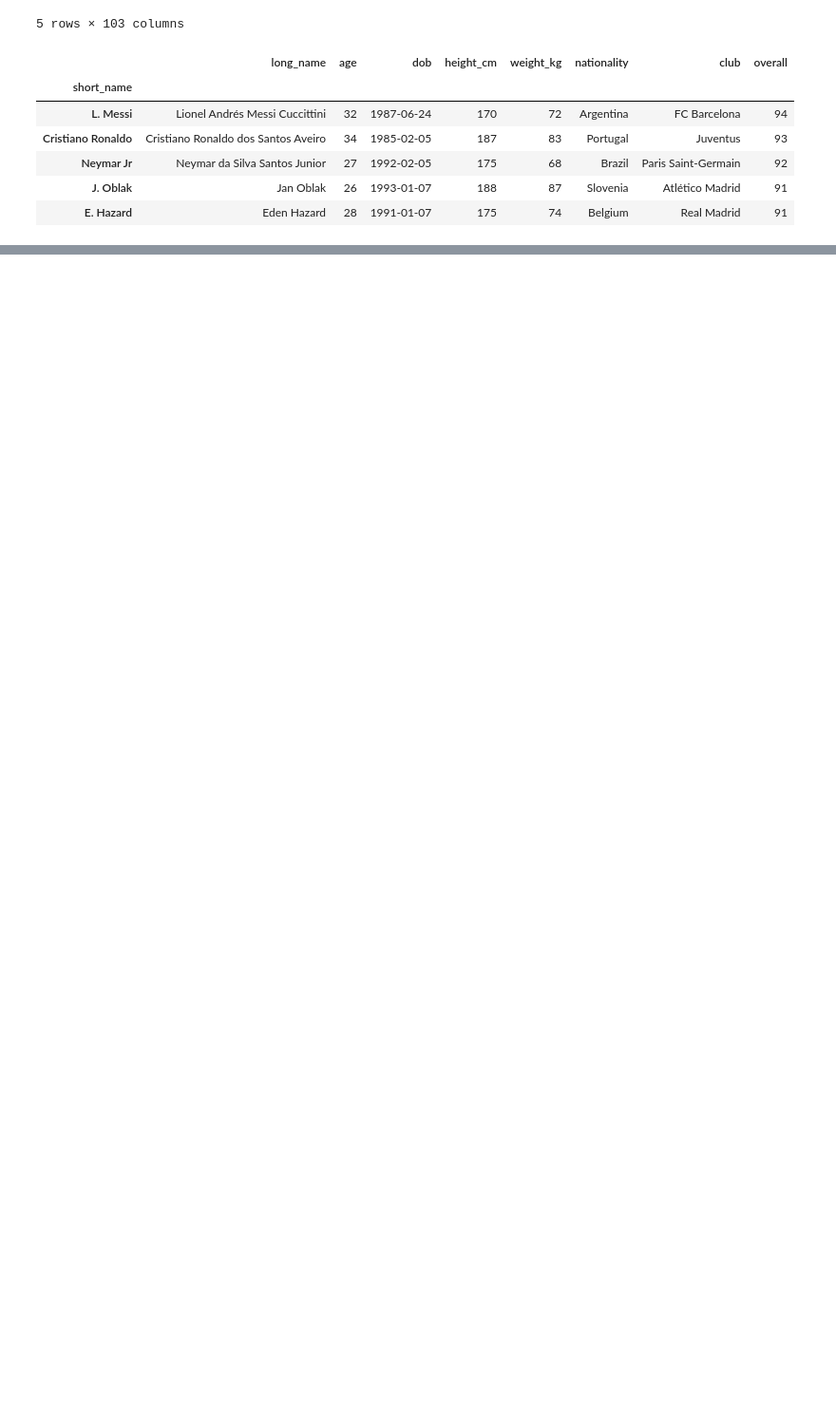
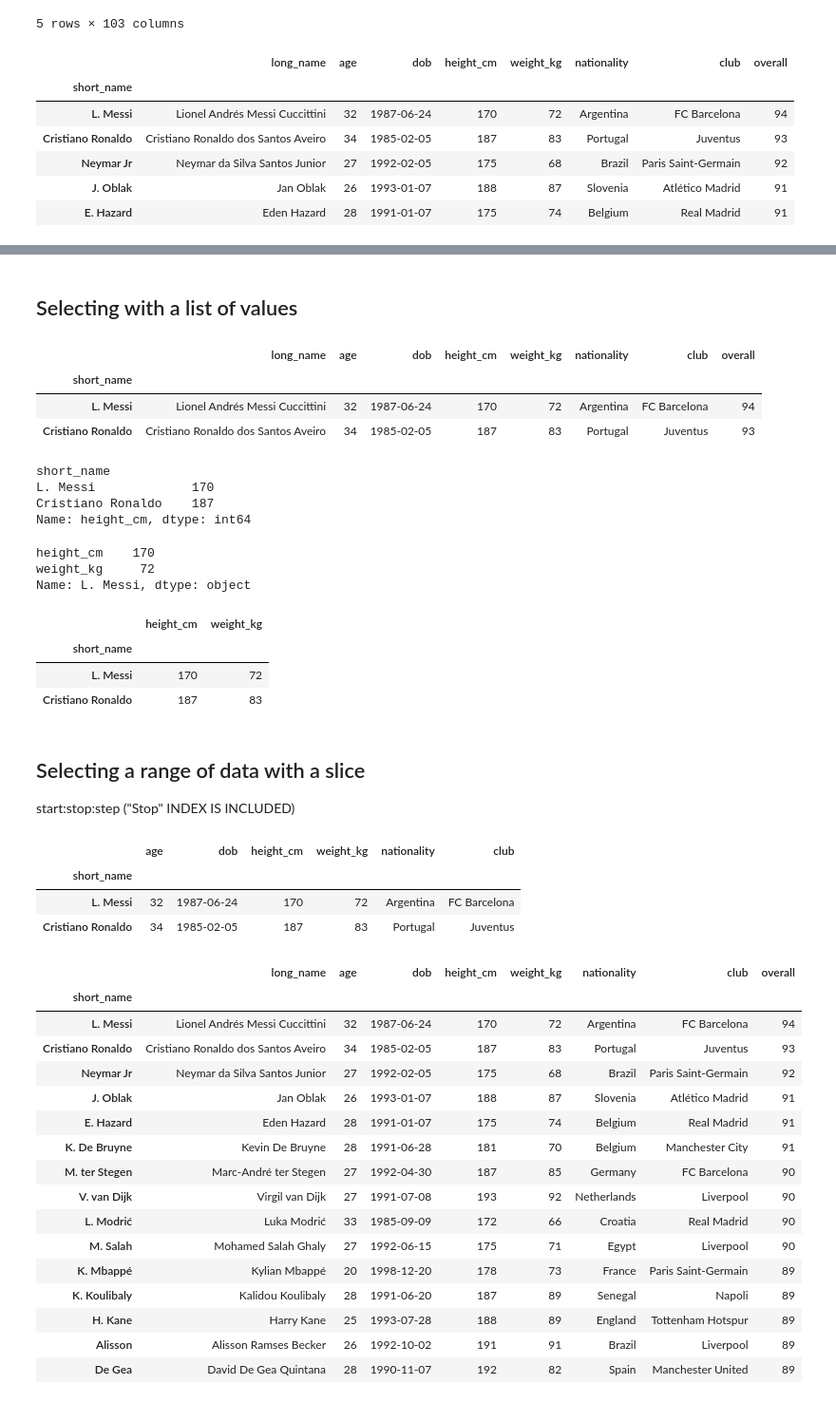
Before and after one commit to EmmanuelKevinS/python_for_DataScience_freeCodeCamp, a Jupyter notebook: pandas_numpy/dataExtraction.ipynb, the cells around one changed output, grey strips where cells are left out. Shown at 95% size. Drawn from its saved outputs; the diff is of its cells as text; code cells hidden in the pictures; blank space fills up the shorter version.

```diff
--- a/pandas_numpy/dataExtraction.ipynb
+++ b/pandas_numpy/dataExtraction.ipynb
@@ -40,0 +98,65 @@ df.head()
+# %% [markdown]
+## Selecting with a list of values
+# %%
+#Get all data about L. Messi and Cristiano Ronaldo
+df.loc[['L. Messi','Cristiano Ronaldo']]
+# %% [output]
+|  | long_name | age | dob | height_cm | weight_kg | nationality | club | overall |
+| short_name |  |  |  |  |  |  |  |  |
+| L. Messi | Lionel Andrés Messi Cuccittini | 32 | 1987-06-24 | 170 | 72 | Argentina | FC Barcelona | 94 |
+| Cristiano Ronaldo | Cristiano Ronaldo dos Santos Aveiro | 34 | 1985-02-05 | 187 | 83 | Portugal | Juventus | 93 |
+# %%
+#get both their heights
+df.loc[['L. Messi','Cristiano Ronaldo'],'height_cm']
+# %% [output]
+short_name
+L. Messi             170
+Cristiano Ronaldo    187
+Name: height_cm, dtype: int64
+# %%
+#height and weight of L. Messi
+df.loc['L. Messi',['height_cm','weight_kg']]
+# %% [output]
+height_cm    170
+weight_kg     72
+Name: L. Messi, dtype: object
+# %%
+#height and weight of both
+df.loc[['L. Messi','Cristiano Ronaldo'],['height_cm','weight_kg']]
+# %% [output]
+|  | height_cm | weight_kg |
+| short_name |  |  |
+| L. Messi | 170 | 72 |
+| Cristiano Ronaldo | 187 | 83 |
+# %% [markdown]
+## Selecting a range of data with a slice
+start:stop:step ("Stop" INDEX IS INCLUDED)
+# %%
+#Slice column labels
+players = ['L. Messi','Cristiano Ronaldo']
+df.loc[players,'age':'club']
+# %% [output]
+|  | age | dob | height_cm | weight_kg | nationality | club |
+| short_name |  |  |  |  |  |  |
+| L. Messi | 32 | 1987-06-24 | 170 | 72 | Argentina | FC Barcelona |
+| Cristiano Ronaldo | 34 | 1985-02-05 | 187 | 83 | Portugal | Juventus |
+# %%
+df.head(15)
+# %% [output]
+|  | long_name | age | dob | height_cm | weight_kg | nationality | club | overall |
+| short_name |  |  |  |  |  |  |  |  |
+| L. Messi | Lionel Andrés Messi Cuccittini | 32 | 1987-06-24 | 170 | 72 | Argentina | FC Barcelona | 94 |
+| Cristiano Ronaldo | Cristiano Ronaldo dos Santos Aveiro | 34 | 1985-02-05 | 187 | 83 | Portugal | Juventus | 93 |
+| Neymar Jr | Neymar da Silva Santos Junior | 27 | 1992-02-05 | 175 | 68 | Brazil | Paris Saint-Germain | 92 |
+| J. Oblak | Jan Oblak | 26 | 1993-01-07 | 188 | 87 | Slovenia | Atlético Madrid | 91 |
+| E. Hazard | Eden Hazard | 28 | 1991-01-07 | 175 | 74 | Belgium | Real Madrid | 91 |
+| K. De Bruyne | Kevin De Bruyne | 28 | 1991-06-28 | 181 | 70 | Belgium | Manchester City | 91 |
+| M. ter Stegen | Marc-André ter Stegen | 27 | 1992-04-30 | 187 | 85 | Germany | FC Barcelona | 90 |
+| V. van Dijk | Virgil van Dijk | 27 | 1991-07-08 | 193 | 92 | Netherlands | Liverpool | 90 |
+| L. Modrić | Luka Modrić | 33 | 1985-09-09 | 172 | 66 | Croatia | Real Madrid | 90 |
+| M. Salah | Mohamed Salah Ghaly | 27 | 1992-06-15 | 175 | 71 | Egypt | Liverpool | 90 |
+| K. Mbappé | Kylian Mbappé | 20 | 1998-12-20 | 178 | 73 | France | Paris Saint-Germain | 89 |
+| K. Koulibaly | Kalidou Koulibaly | 28 | 1991-06-20 | 187 | 89 | Senegal | Napoli | 89 |
+| H. Kane | Harry Kane | 25 | 1993-07-28 | 188 | 89 | England | Tottenham Hotspur | 89 |
+| Alisson | Alisson Ramses Becker | 26 | 1992-10-02 | 191 | 91 | Brazil | Liverpool | 89 |
+| De Gea | David De Gea Quintana | 28 | 1990-11-07 | 192 | 82 | Spain | Manchester United | 89 |
```
Also changed, not shown: parts of 11 cells of this notebook, 1 other file.
